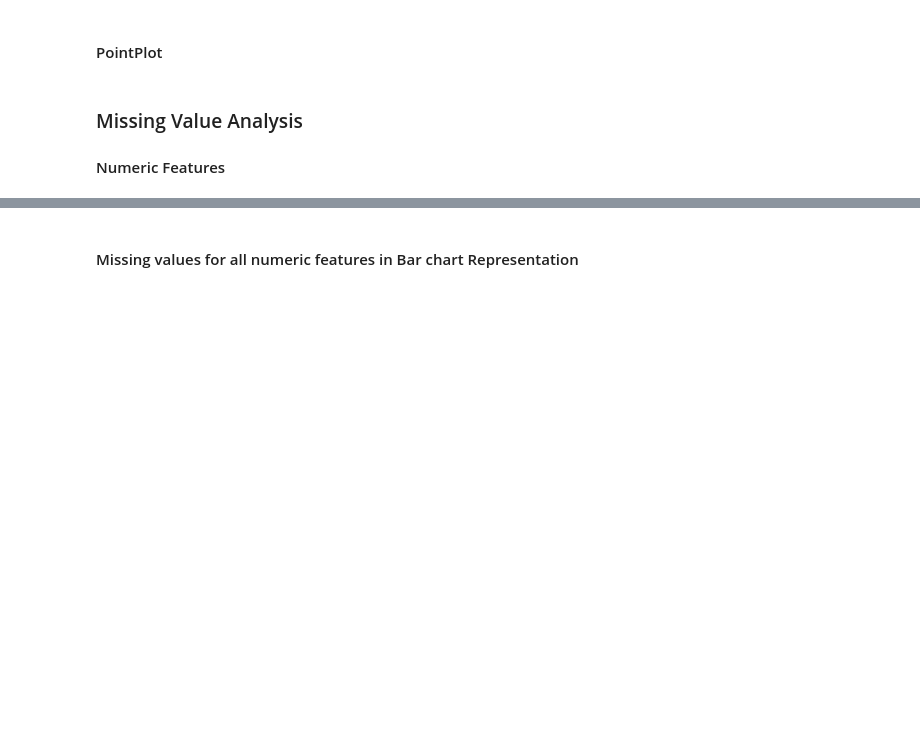
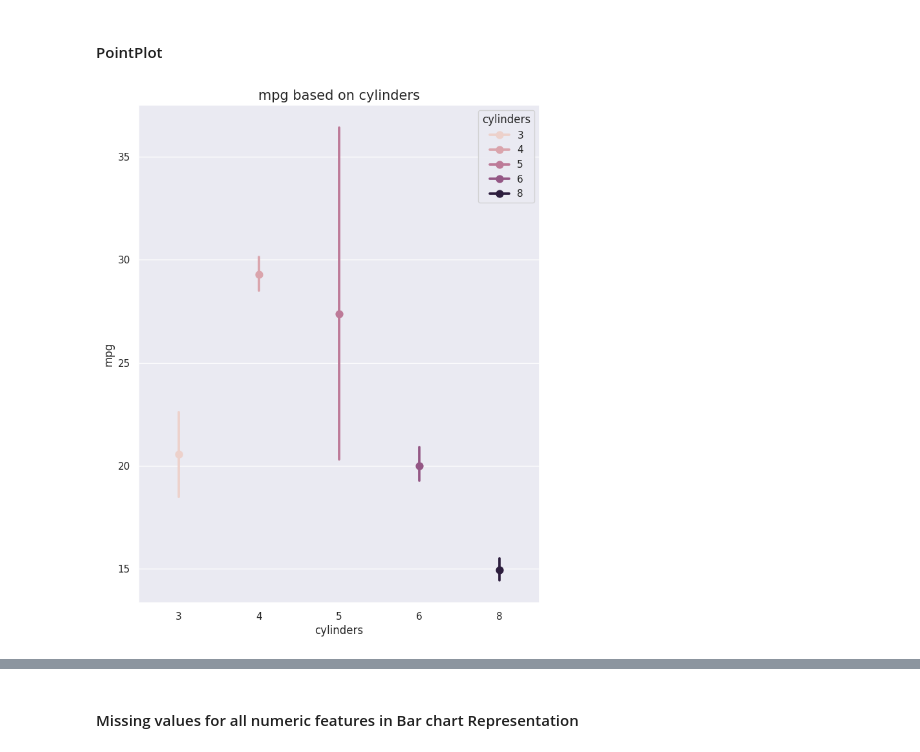
Before and after one commit to mariaingold/EDA_AutoMPG, a Jupyter notebook: 2_AutoMPG_EDA.ipynb, the cells around one changed output, grey strips where cells are left out. Saved outputs shown, nothing was run; the diff lists cells and outputs as text; code cells hidden in the pictures; blank space fills up the shorter version.

```diff
--- a/2_AutoMPG_EDA.ipynb
+++ b/2_AutoMPG_EDA.ipynb
@@ -516,14 +511,11 @@ g.map(sns.boxplot, 'Fireplaces', 'SalePrice', order = [1, 2, 3], palette = 'Set2
 #### PointPlot
 # %%
 plt.figure(figsize=(8,10))
-g1 = sns.pointplot(x='Neighborhood', y='SalePrice',
-                   data=train, hue='LotShape')
-g1.set_xticklabels(g1.get_xticklabels(),rotation=90)
-g1.set_title("Lotshape Based on Neighborhood", fontsize=15)
-g1.set_xlabel("Neighborhood")
-g1.set_ylabel("Sale Price", fontsize=12)
+g1 = sns.pointplot(x='cylinders', y='mpg',
+                   data=auto_mpg, hue='cylinders')
+g1.set_title("mpg based on cylinders", fontsize=15)
+g1.set_xlabel("cylinders")
+g1.set_ylabel("mpg", fontsize=12)
 plt.show()
+# %% [output]
+[figure, added]
-# %% [markdown]
- ### Missing Value Analysis
-
- #### Numeric Features
```
Also changed, not shown: parts of 17 cells of this notebook.
